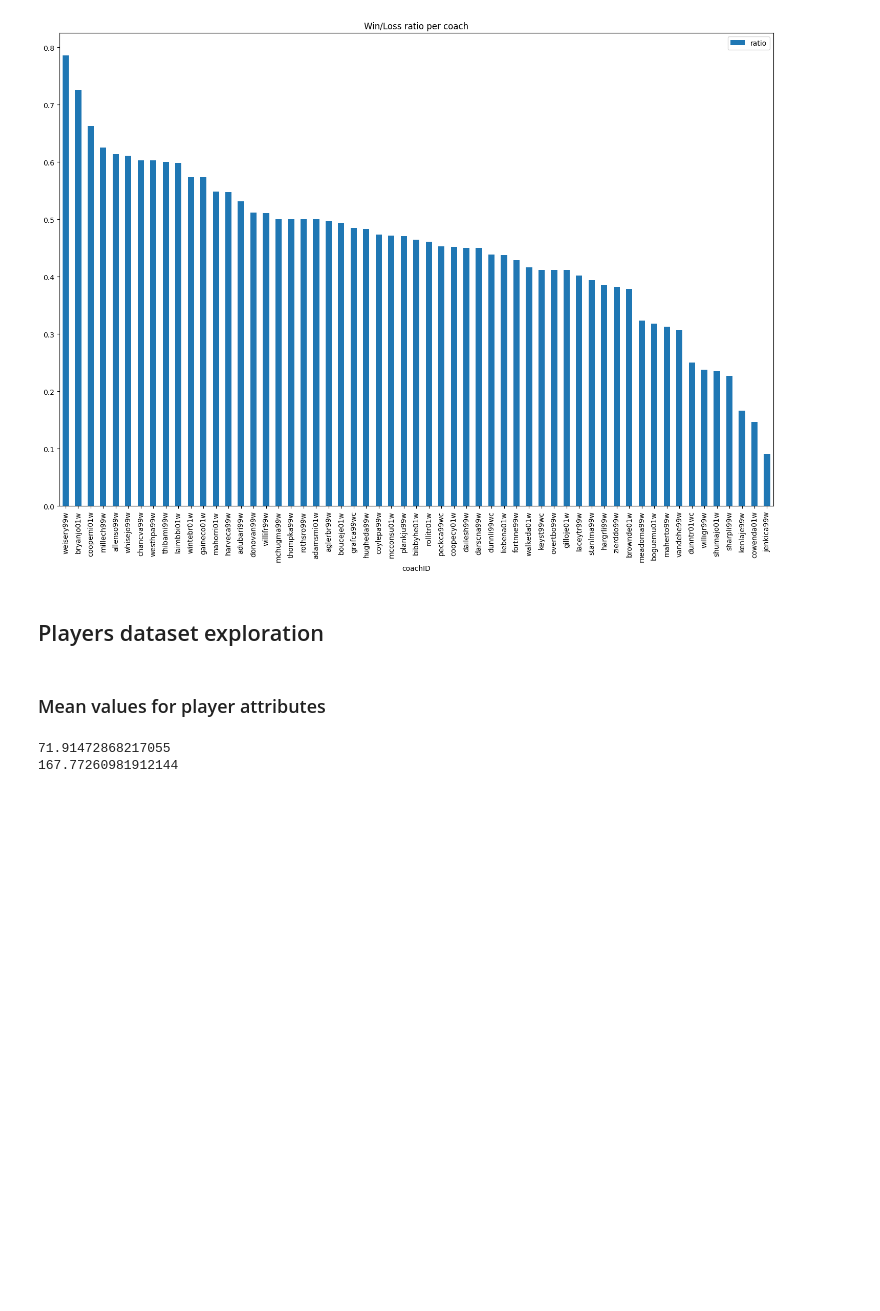
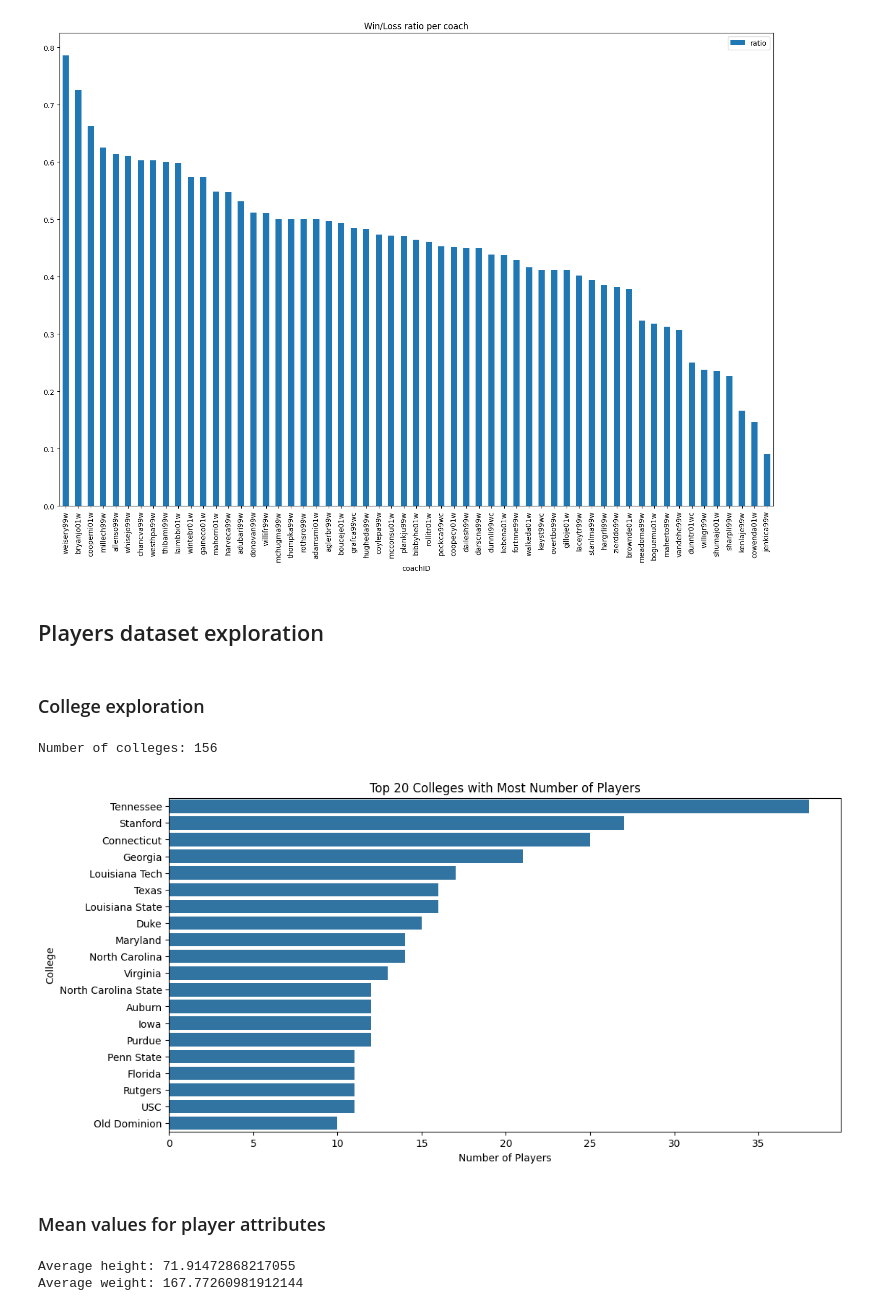
Before and after one commit to ttoino/feup-ac, a Jupyter notebook: src/exploration.ipynb, the cells around one changed output. Drawn from its saved outputs; the diff is of its cells as text; code cells hidden in the pictures; blank space fills up the shorter version.

Commit message:
players_df exploration

```diff
--- a/src/exploration.ipynb
+++ b/src/exploration.ipynb
@@ -109,3 +103,27 @@ coach_wins_losses[['coachID', 'ratio']].sort_values('ratio', ascending=False).pl
+# %% [markdown]
+### College exploration
+# %%
+# Number of unique college values
+num_colleges = players_df['college'].nunique()
+print("Number of colleges:", num_colleges) # 160
+
+# Count the number of players for each college
+players_per_college = players_df['college'].value_counts().reset_index()
+players_per_college.columns = ['College', 'Player Count']
+
+# Select the top 20 colleges
+top_20_colleges = players_per_college.head(20)
+
+# Create the bar plot
+plt.figure(figsize=(12, 6))
+sns.barplot(x='Player Count', y='College', data=top_20_colleges, legend=False)
+plt.title('Top 20 Colleges with Most Number of Players')
+plt.xlabel('Number of Players')
+plt.ylabel('College')
+plt.show()
+# %% [output]
+Number of colleges: 156
+[figure, added]
 # %% [markdown]
 ### Mean values for player attributes
 # %%
@@ -115,10 +133,10 @@ players_df.drop(players_df[players_df['weight'] == 0].index, inplace = True)
 
 # Average height
 average_height = players_df['height'].mean()
-print(average_height) # 71.9 inches
+print("Average height:", average_height) # 71.9 inches
 
 average_weight = players_df['weight'].mean()
-print(average_weight) # 167.77 pounds
+print("Average weight:", average_weight) # 167.77 pounds
 # %% [output]
-71.91472868217055
-167.77260981912144
+Average height: 71.91472868217055
+Average weight: 167.77260981912144
```
Also changed, not shown: parts of 4 cells of this notebook.
